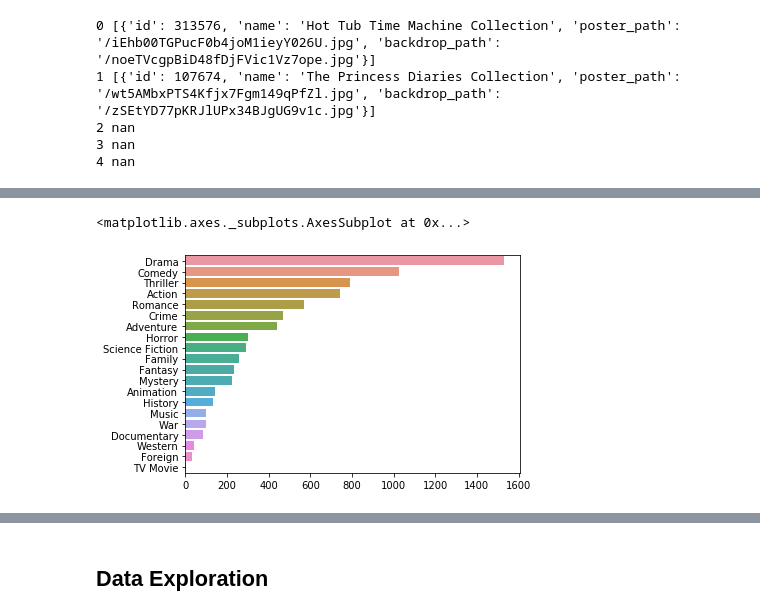
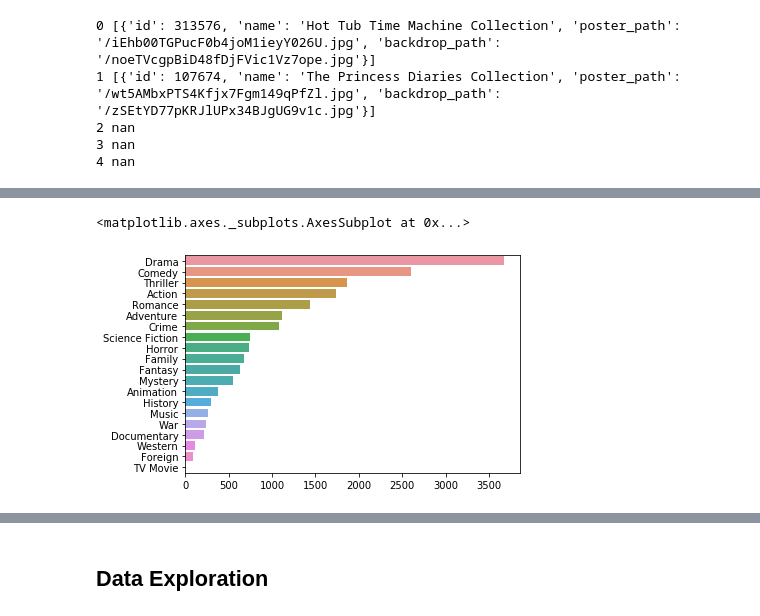
Before and after one commit to Kuntya/Capstone-Project-1, a Jupyter notebook: Capstone Project 1.ipynb, the cells around one changed output, grey strips where cells are left out. Drawn from its saved outputs; the diff is of its cells as text; code cells hidden in the pictures.

Commit message:
Data processing for master dataset

```diff
--- a/Capstone Project 1.ipynb
+++ b/Capstone Project 1.ipynb
@@ -186,11 +199,11 @@ def text_to_dict(df):
         df[column] = df[column].apply(lambda x: {} if pd.isna(x) else ast.literal_eval(x) )
     return df
 
-dfx = text_to_dict(train)
+dfx = text_to_dict(master)
 for col in dict_columns:
-       train[col]=dfx[col]
+       master[col]=dfx[col]
 
-dfy = text_to_dict(test)
-for col in dict_columns:
-       test[col]=dfy[col]
+# dfy = text_to_dict(test)
+# for col in dict_columns:
+#        test[col]=dfy[col]
 # %%
@@ -201 +214,9 @@ train['belongs_to_collection'].apply(lambda x:len(x) if x!= {} else 0).value_cou
 Name: belongs_to_collection, dtype: int64
+# %%
+master['collection_name'] = master['belongs_to_collection'].apply(lambda x: x[0]['name'] if x != {} else 0)
+master['has_collection'] = master['belongs_to_collection'].apply(lambda x: len(x) if x != {} else 0)
+# test['collection_name'] = test['belongs_to_collection'].apply(lambda x: x[0]['name'] if x != {} else 0)
+# test['has_collection'] = test['belongs_to_collection'].apply(lambda x: len(x) if x != {} else 0)
+
+master = master.drop(['belongs_to_collection'], axis=1)
+# test = test.drop(['belongs_to_collection'], axis=1)
@@ -201,0 +233,5 @@ Name: belongs_to_collection, dtype: int64
+# %%
+#genres
+
+for i, e in enumerate(master['genres'][:5]):
+    print(i, e)
@@ -222,5 +258,0 @@ train.head()
-# %%
-#genres
-
-for i, e in enumerate(train['genres'][:5]):
-    print(i, e)
@@ -247,9 +259,9 @@ Name: genres, dtype: int64
 # %%
-genre=train['genres'].apply(lambda x: [i['name'] for i in x] if x != {} else [])
+genre=master['genres'].apply(lambda x: [i['name'] for i in x] if x != {} else [])
 count=Counter([i for j in genre for i in j]).most_common(20)
 sns.barplot([val[1] for val in count],[val[0] for val in count])
 # %% [output]
 <matplotlib.axes._subplots.AxesSubplot at 0x...>
-[figure, old version]
+[figure, new version]
 # %%
 # create columns all genres and number of genres
```
Also changed, not shown: parts of 131 cells of this notebook.
